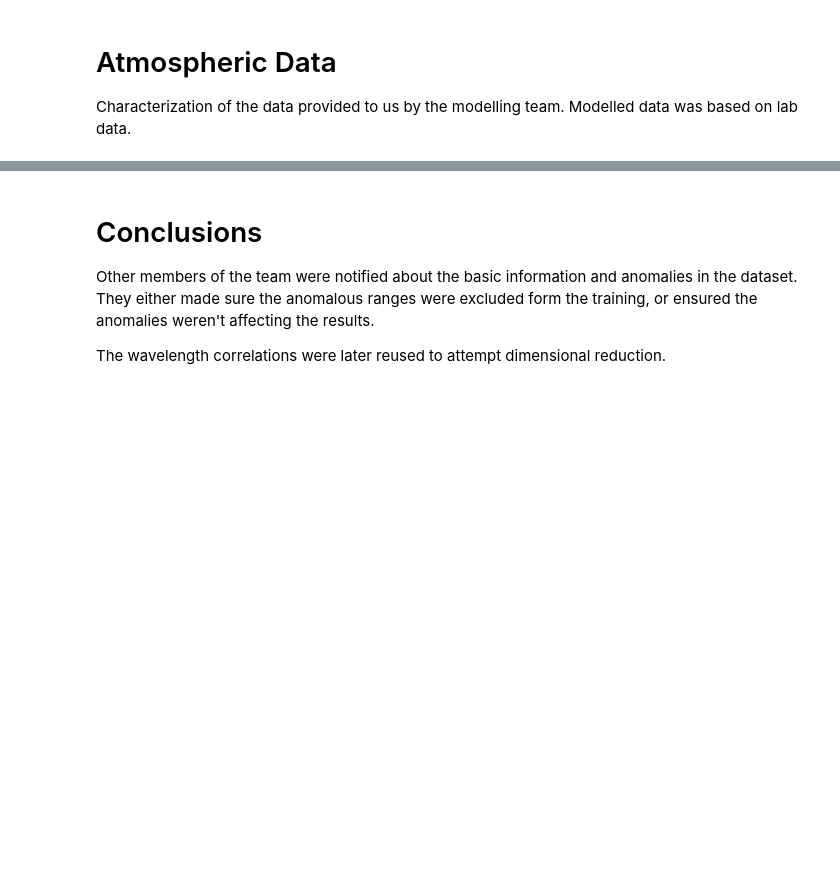
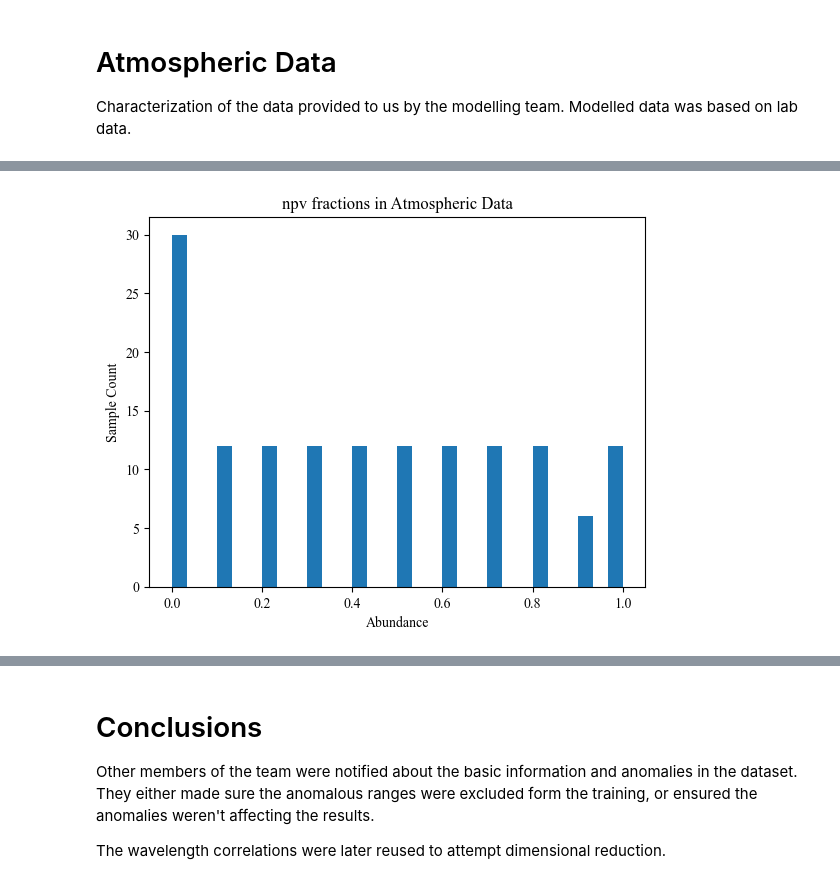
Before and after one commit to utat-ss/FINCH-Science_Unmixing, a Jupyter notebook: runs/characterization/dataset_characterization.ipynb, the cells around one changed output, grey strips where cells are left out. Cells and saved outputs as stored; diff of their text form; code cells hidden in the pictures; blank space fills up the shorter version.

```diff
--- a/runs/characterization/dataset_characterization.ipynb
+++ b/runs/characterization/dataset_characterization.ipynb
@@ -387,0 +403,9 @@ NameError: name 'plt' is not defined
+# %%
+npv_fraction = fractions['npv_fraction']
+plt.hist(npv_fraction, bins=30)
+plt.title("npv fractions in Atmospheric Data")
+plt.xlabel("Abundance")
+plt.ylabel("Sample Count")
+plt.show()
+# %% [output]
+[figure, added]
```
Also changed, not shown: parts of 17 cells of this notebook.
